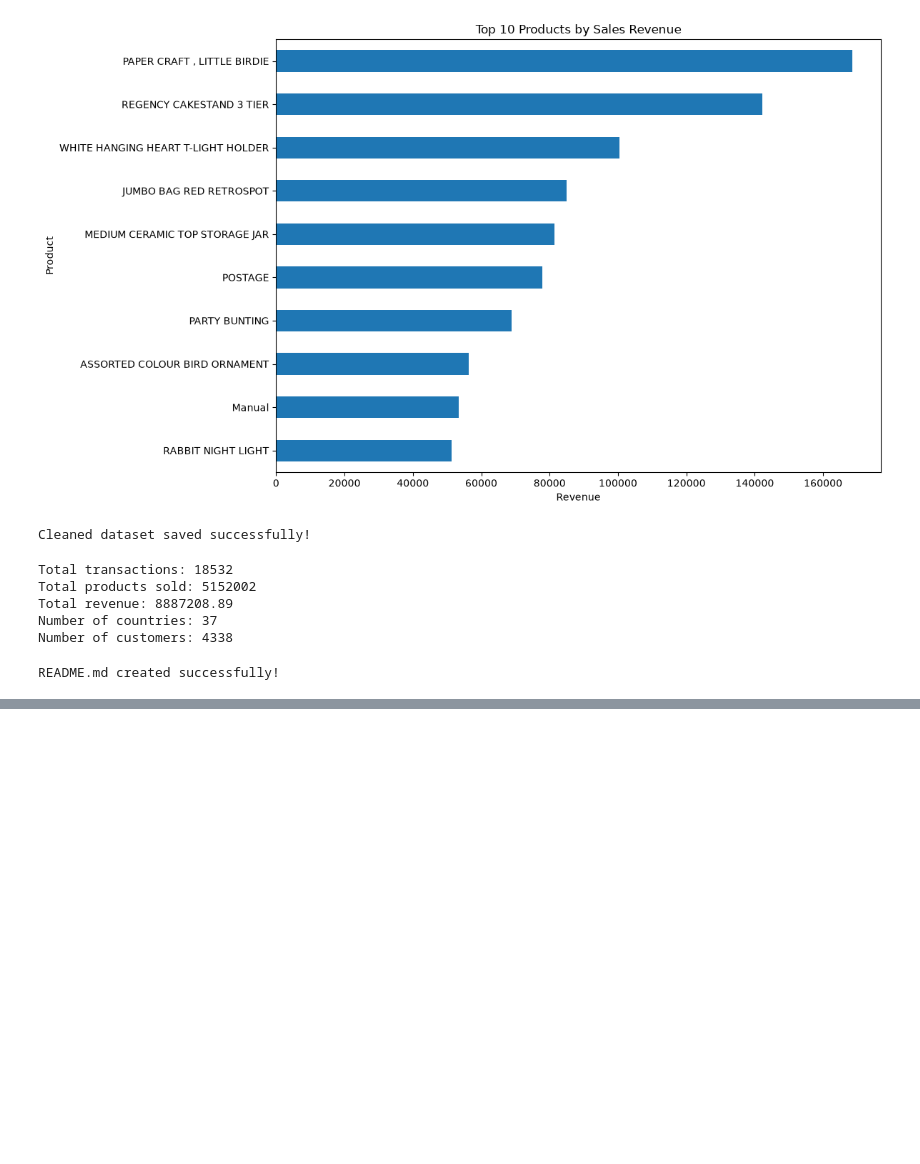
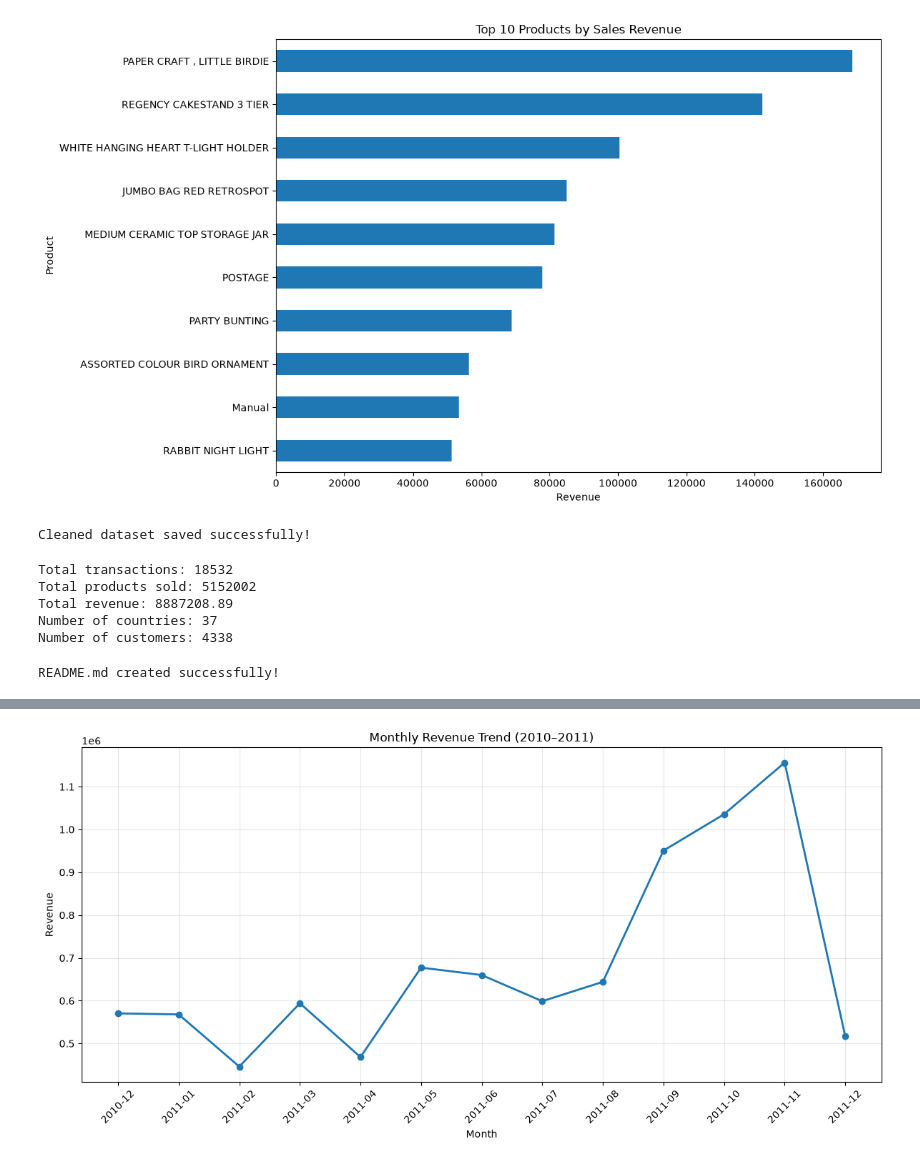
Before and after one commit to sapna155-del/Online-Retail-Data-Analysis, a Jupyter notebook: Online_Retail_Data_Analysi.ipynb, the cells around one changed output, grey strips where cells are left out. Drawn from its saved outputs; the diff is of its cells as text; code cells hidden in the pictures; blank space fills up the shorter version.

```diff
--- a/Online_Retail_Data_Analysi.ipynb
+++ b/Online_Retail_Data_Analysi.ipynb
@@ -389,0 +595,29 @@ README.md created successfully!
+# %%
+
+import matplotlib.pyplot as plt
+
+plt.figure(figsize=(12, 6))
+
+plt.plot(
+    monthly_revenue.index.astype(str),
+    monthly_revenue.values,
+    marker="o",
+    linewidth=2
+)
+
+plt.title("Monthly Revenue Trend (2010–2011)")
+plt.xlabel("Month")
+plt.ylabel("Revenue")
+plt.xticks(rotation=45)
+plt.grid(True, alpha=0.3)
+plt.tight_layout()
+
+plt.savefig(
+    "monthly_revenue_trend.png",
+    dpi=300,
+    bbox_inches="tight"
+)
+
+plt.show()
+# %% [output]
+[figure, added]
```
Also changed, not shown: parts of 17 cells of this notebook, 5 other files.
